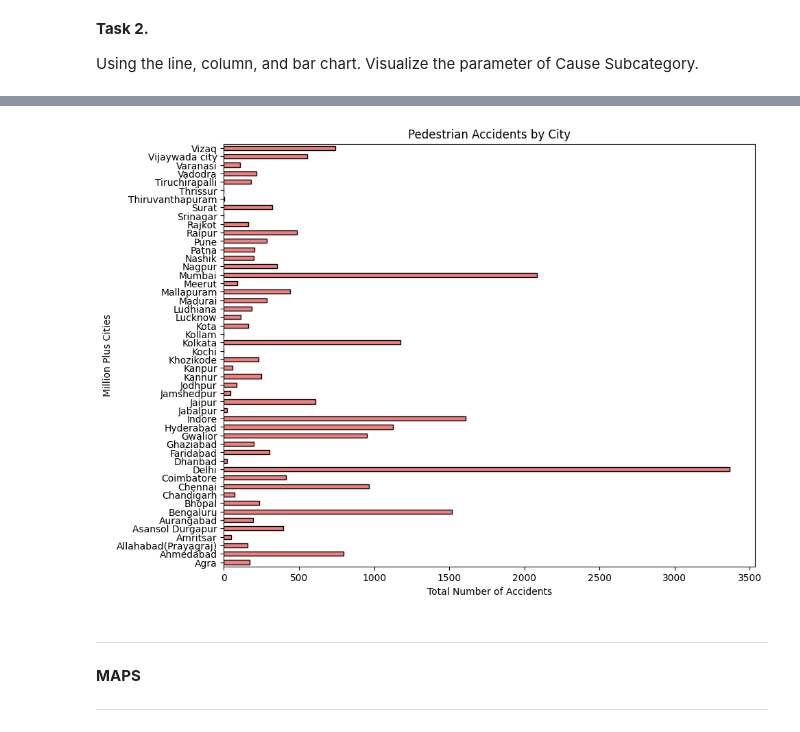
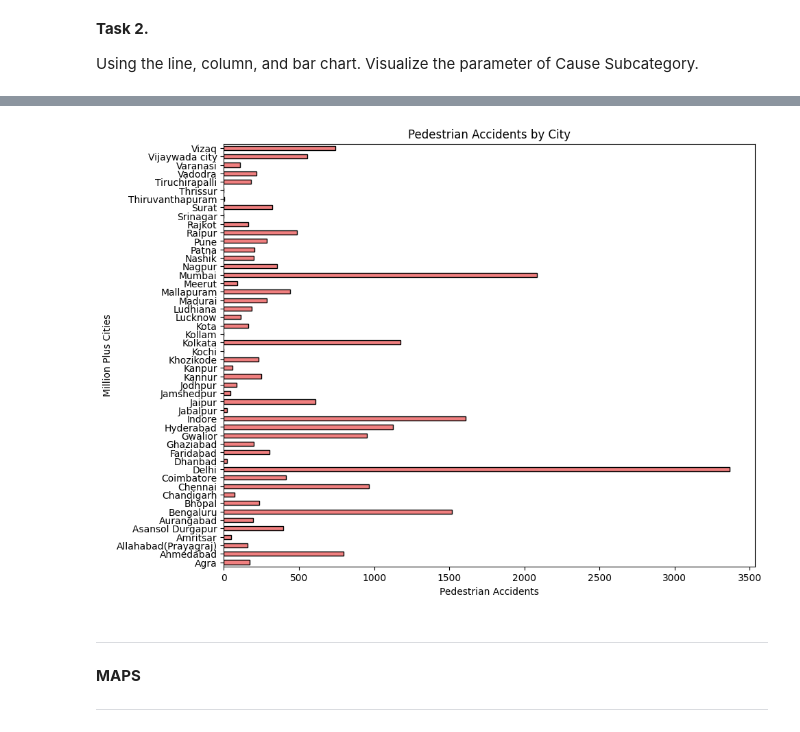
Before and after one commit to christopherfegalan/CPE031_Visualization_and_Data_Analysis, a Jupyter notebook: HoA6_Chart_Type_Fegalan.ipynb, the cells around one changed output, grey strips where cells are left out. Cells and saved outputs as stored; diff of their text form; code cells hidden in the pictures.

```diff
--- a/HoA6_Chart_Type_Fegalan.ipynb
+++ b/HoA6_Chart_Type_Fegalan.ipynb
@@ -392,24 +392,24 @@ plt.show()
 # %%
 #Bar Chart
 # Filter only 'Pedestrian'
 accidents = df[df['Cause Subcategory'] == 'Pedestrian']
 
 # Group by City and sum counts
 city_counts = accidents.groupby('Million Plus Cities')['Count'].sum()
 
 # Plot bar chart (horizontal bars)
 plt.figure(figsize=(10, 8))
 city_counts.plot(kind='barh', color='lightcoral', edgecolor='black')
 
 # Add labels and title
 plt.title('Pedestrian Accidents by City')
-plt.xlabel('Total Number of Accidents')
+plt.xlabel('Pedestrian Accidents')
 plt.ylabel('Million Plus Cities')
 
 # Show chart
 plt.show()
 # %% [output]
-[figure, old version]
+[figure, new version]
 # %% [markdown]
 
 
```
Also changed, not shown: parts of 2 cells of this notebook.
